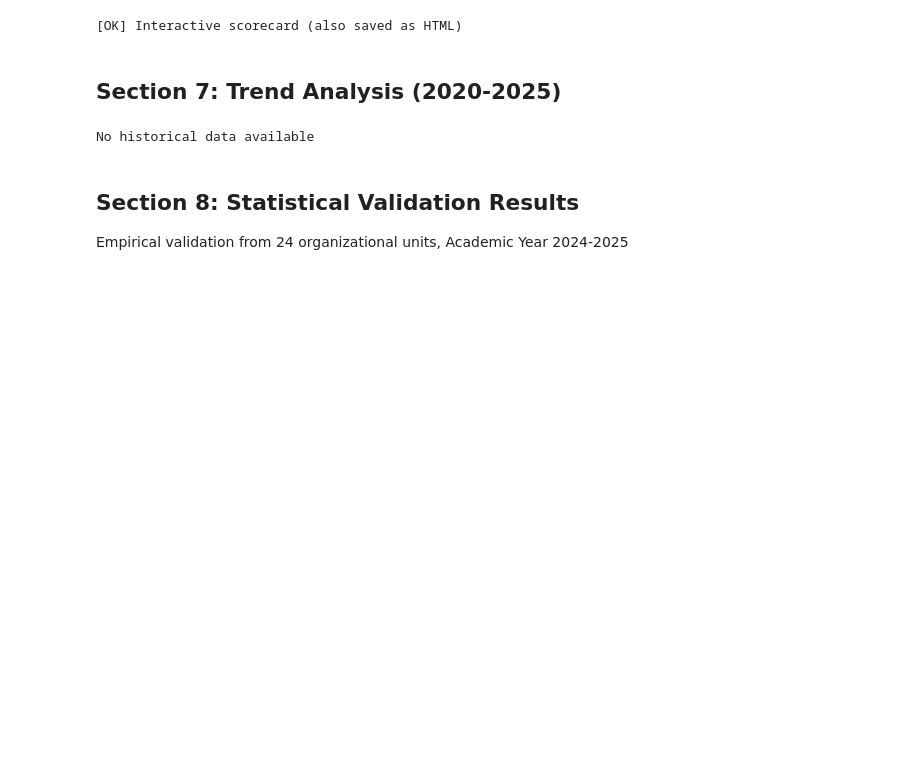
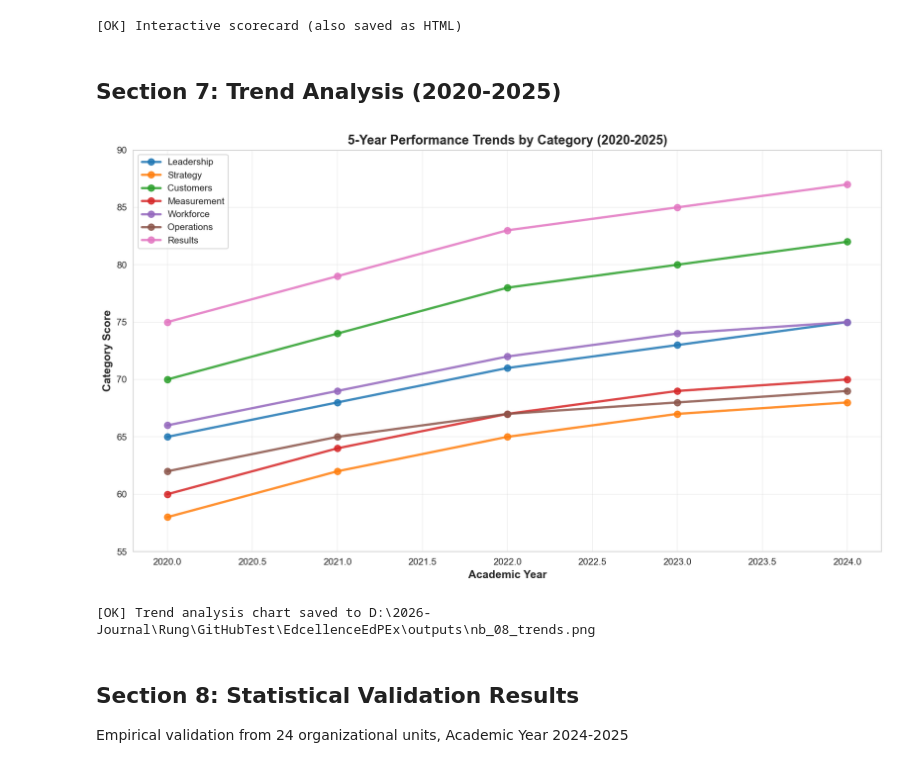
Before and after one commit to ChatchaiTritham/EdcellenceEdPEx, a Jupyter notebook: notebooks/01_Framework_Complete_Demo.ipynb, the cells around one changed output. Cells and saved outputs as stored; diff of their text form; code cells hidden in the pictures; blank space fills up the shorter version.

```diff
--- a/notebooks/01_Framework_Complete_Demo.ipynb
+++ b/notebooks/01_Framework_Complete_Demo.ipynb
@@ -249,24 +249,37 @@ print('[OK] Interactive scorecard (also saved as HTML)')
 [OK] Interactive scorecard (also saved as HTML)
 # %% [markdown]
 ## Section 7: Trend Analysis (2020-2025)
-# %%
-trend_data = {}
-for cid_str, cdata in data['categories'].items():
-    cid = int(cid_str)
-    if 'historical' in cdata:
-        trend_data[cid] = {2020 + i: v for i, v in enumerate(cdata['historical'])}
-
-if trend_data:
-    fig = viz.plot_trend_analysis(
-        trend_data,
-        save_path=os.path.join(repo_root, 'outputs', 'nb_08_trends.png')
-    )
-    plt.show()
-    print('[OK] Trend analysis chart')
-else:
-    print('No historical data available')
-# %% [output]
-No historical data available
+# %%
+# Extract trend data from historical_trends section and plot all categories
+if 'historical_trends' in data:
+    # historical_trends format: {'2020-2021': {cid: score}, ...}
+    periods = sorted(data['historical_trends'].keys())
+    years = [int(p.split('-')[0]) for p in periods]
+
+    # Create multi-category trend chart
+    fig, ax = plt.subplots(figsize=(12, 7))
+
+    for cid in range(1, 8):
+        scores = [data['historical_trends'][p].get(str(cid), 70) for p in periods]
+        ax.plot(years, scores, marker='o', linewidth=2.5, markersize=7,
+                label=cat_names[cid], alpha=0.85)
+
+    ax.set_xlabel('Academic Year', fontsize=12, fontweight='bold')
+    ax.set_ylabel('Category Score', fontsize=12, fontweight='bold')
+    ax.set_title('5-Year Performance Trends by Category (2020-2025)', fontsize=14, fontweight='bold')
+    ax.legend(loc='best', fontsize=10)
+    ax.grid(True, alpha=0.3)
+    ax.set_ylim(55, 90)
+    plt.tight_layout()
+    save_path = os.path.join(repo_root, 'outputs', 'nb_08_trends.png')
+    plt.savefig(save_path, dpi=300, bbox_inches='tight')
+    plt.show()
+    print(f'[OK] Trend analysis chart saved to {save_path}')
+else:
+    print('No historical data available')
+# %% [output]
+[figure, added]
+[OK] Trend analysis chart saved to D:\2026-Journal\Rung\GitHubTest\EdcellenceEdPEx\outputs\nb_08_trends.png
 # %% [markdown]
 ## Section 8: Statistical Validation Results
 
```
Also changed, not shown: 1 other file.
